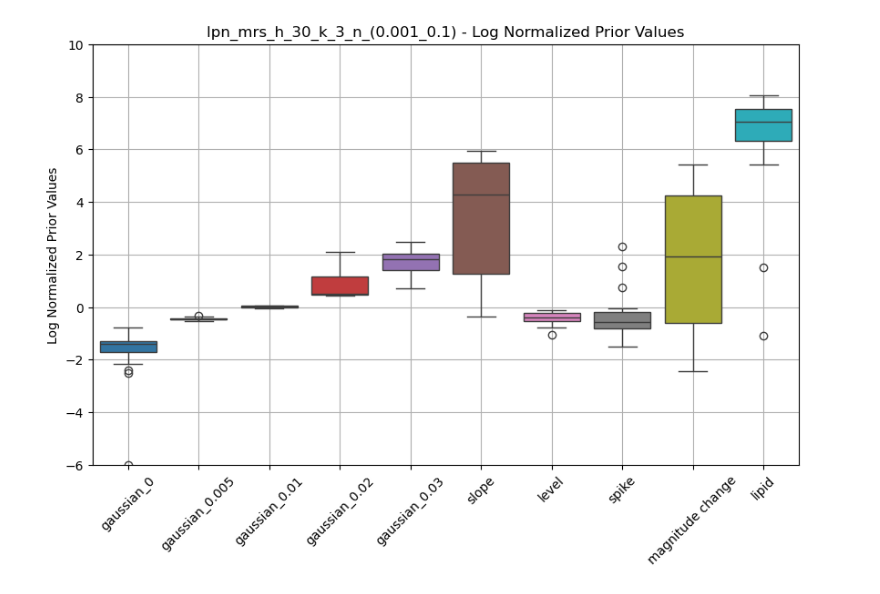
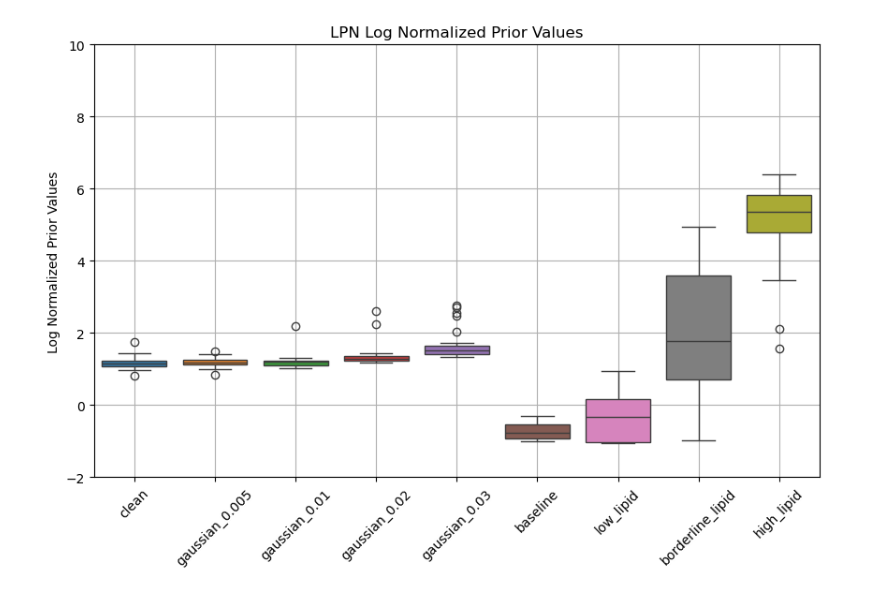
Before and after one commit to break-the-wa11/lpn_mrs, a Jupyter notebook: temp_code/test_prior.ipynb, the cells around one changed output. Cells and saved outputs as stored; diff of their text form; code cells hidden in the pictures.

Commit message:
Update code for prior computation

```diff
--- a/temp_code/test_prior.ipynb
+++ b/temp_code/test_prior.ipynb
@@ -15,8 +52,11 @@ import seaborn as sns
 # %%
-model_name = 'lpn_mrs_h_30_k_3_n_(0.001_0.1)'
-prior = pd.read_csv(f'../savings/{model_name}/prior.csv')
-p_0 = np.mean(prior['gaussian_0'].values)
-p_1 = np.mean(prior['gaussian_0.01'].values)
+# model_name = 'lpn_mrs_h_30_k_3_n_(0.01_0.01)'
+model_name = 'lpn_cond_mrs_h_30_k_3_n_(0.001_0.1)'
+prior = pd.read_csv(f'../savings/{model_name}/prior/prior.csv')
+p_0 = np.mean(prior['baseline'].values)
+p_1 = np.mean(prior['low_lipid'].values)
+# p_0 = np.mean(prior['gaussian_0'].values)
+# p_1 = np.mean(prior['gaussian_0.01'].values)
 
 prior_normalized = prior.copy()
 prior_normalized = (prior_normalized - p_0) / (p_1 - p_0)
@@ -23,13 +72,15 @@ prior_normalized = (prior_normalized - p_0) / (p_1 - p_0)
 # %%
-min_normalized_prior = prior_normalized['gaussian_0'].values.min()
+min_normalized_prior = prior_normalized['baseline'].values.min()
+# min_normalized_prior = prior_normalized['gaussian_0'].values.min()
 plt.figure(figsize=(10, 6))
-sns.boxplot(data=np.log10(prior_normalized + abs(min_normalized_prior)+1e-6))
-plt.title(f'{model_name} - Log Normalized Prior Values')
+sns.boxplot(data=np.log10(prior_normalized - min_normalized_prior +1e-1))
+# plt.title(f'{model_name} - Log Normalized Prior Values')
+plt.title(f'LPN Log Normalized Prior Values')
 plt.ylabel('Log Normalized Prior Values')
-plt.ylim((-6,10))
+plt.ylim((-2,10))
 plt.grid(True)
 plt.xticks(rotation=45)
 plt.savefig(f'../savings/{model_name}/prior.pdf', format='pdf')
 plt.show()
 # %% [output]
-[figure, old version]
+[figure, new version]
```
Also changed, not shown: parts of 3 cells of this notebook, 7 other files.
